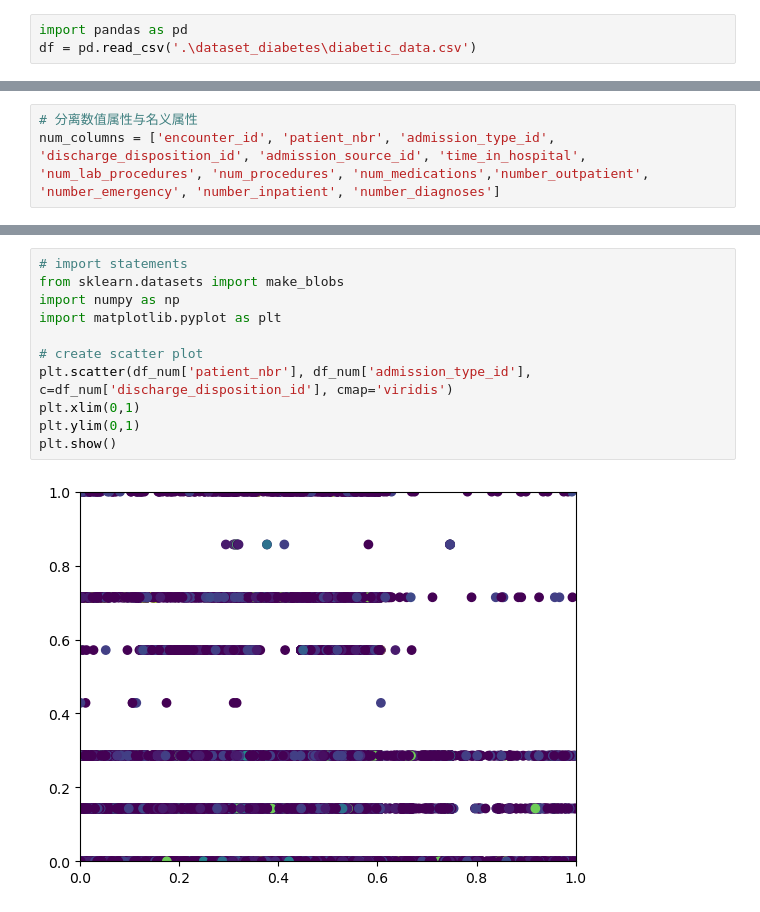
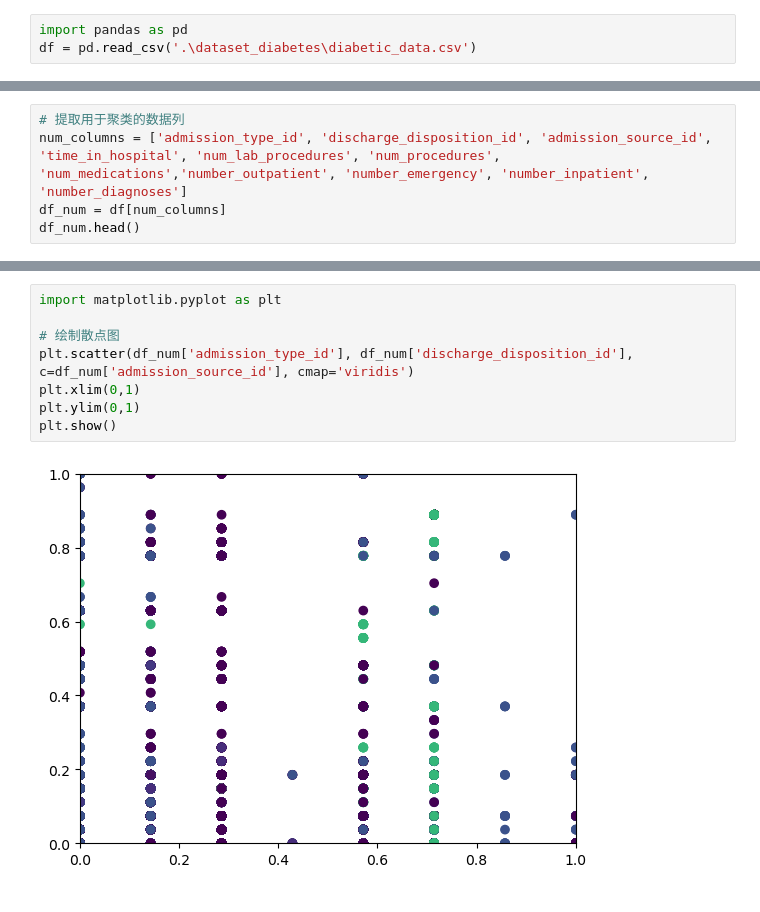
Before and after one commit to dujh22/DM_ClusterAnalysisOfPatientData, a Jupyter notebook: hierarchical_clustering.ipynb, the cells around one changed output, grey strips where cells are left out. Cells and saved outputs as stored; diff of their text form.

```diff
--- a/hierarchical_clustering.ipynb
+++ b/hierarchical_clustering.ipynb
@@ -29,3 +34,5 @@ array([[<AxesSubplot: title={'center': 'number_emergency'}>,
 # %%
-# 分离数值属性与名义属性
-num_columns = ['encounter_id', 'patient_nbr', 'admission_type_id', 'discharge_disposition_id', 'admission_source_id', 'time_in_hospital', 'num_lab_procedures', 'num_procedures', 'num_medications','number_outpatient', 'number_emergency', 'number_inpatient', 'number_diagnoses']
+# 提取用于聚类的数据列
+num_columns = ['admission_type_id', 'discharge_disposition_id', 'admission_source_id', 'time_in_hospital', 'num_lab_procedures', 'num_procedures', 'num_medications','number_outpatient', 'number_emergency', 'number_inpatient', 'number_diagnoses']
+df_num = df[num_columns]
+df_num.head()
@@ -84,13 +67,10 @@ plt.show()
 # %%
-# import statements
-from sklearn.datasets import make_blobs
-import numpy as np
 import matplotlib.pyplot as plt
 
-# create scatter plot
-plt.scatter(df_num['patient_nbr'], df_num['admission_type_id'], c=df_num['discharge_disposition_id'], cmap='viridis')
+# 绘制散点图
+plt.scatter(df_num['admission_type_id'], df_num['discharge_disposition_id'], c=df_num['admission_source_id'], cmap='viridis')
 plt.xlim(0,1)
 plt.ylim(0,1)
 plt.show()
 # %% [output]
-[figure, old version]
+[figure, new version]
```
Also changed, not shown: parts of 25 cells of this notebook, 1 other file.
